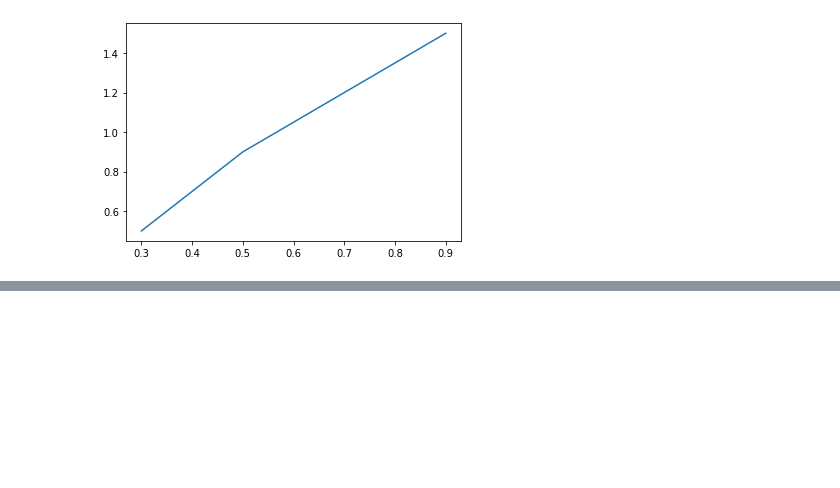
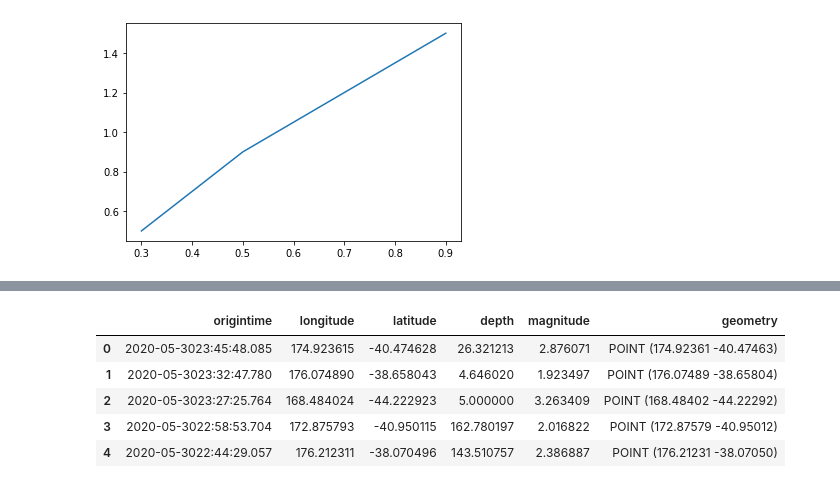
Before and after one commit to jf577/GISstuff, a Jupyter notebook: gistests.ipynb, the cells around one changed output, grey strips where cells are left out. Cells and saved outputs as stored; diff of their text form; code cells hidden in the pictures; blank space fills up the shorter version.

```diff
--- a/gistests.ipynb
+++ b/gistests.ipynb
@@ -26,0 +25,2 @@ NameError: name 'pd' is not defined
+# %%
+quakes_df = pd.read_csv("C:/users/josh/Documents/GISData/earthquakes_NZ.csv")
@@ -26,0 +36,11 @@ NameError: name 'pd' is not defined
+# %%
+quakes_gdf = gpd.GeoDataFrame(
+    quakesnz, geometry=gpd.points_from_xy(quakes_df.longitude, quakes_df.latitude))
+quakes_gdf.head(5)
+# %% [output]
+|  | origintime | longitude | latitude | depth | magnitude | geometry |
+| 0 | 2020-05-3023:45:48.085 | 174.923615 | -40.474628 | 26.321213 | 2.876071 | POINT (174.92361 -40.47463) |
+| 1 | 2020-05-3023:32:47.780 | 176.074890 | -38.658043 | 4.646020 | 1.923497 | POINT (176.07489 -38.65804) |
+| 2 | 2020-05-3023:27:25.764 | 168.484024 | -44.222923 | 5.000000 | 3.263409 | POINT (168.48402 -44.22292) |
+| 3 | 2020-05-3022:58:53.704 | 172.875793 | -40.950115 | 162.780197 | 2.016822 | POINT (172.87579 -40.95012) |
+| 4 | 2020-05-3022:44:29.057 | 176.212311 | -38.070496 | 143.510757 | 2.386887 | POINT (176.21231 -38.07050) |
```
Also changed, not shown: parts of 3 cells of this notebook.
